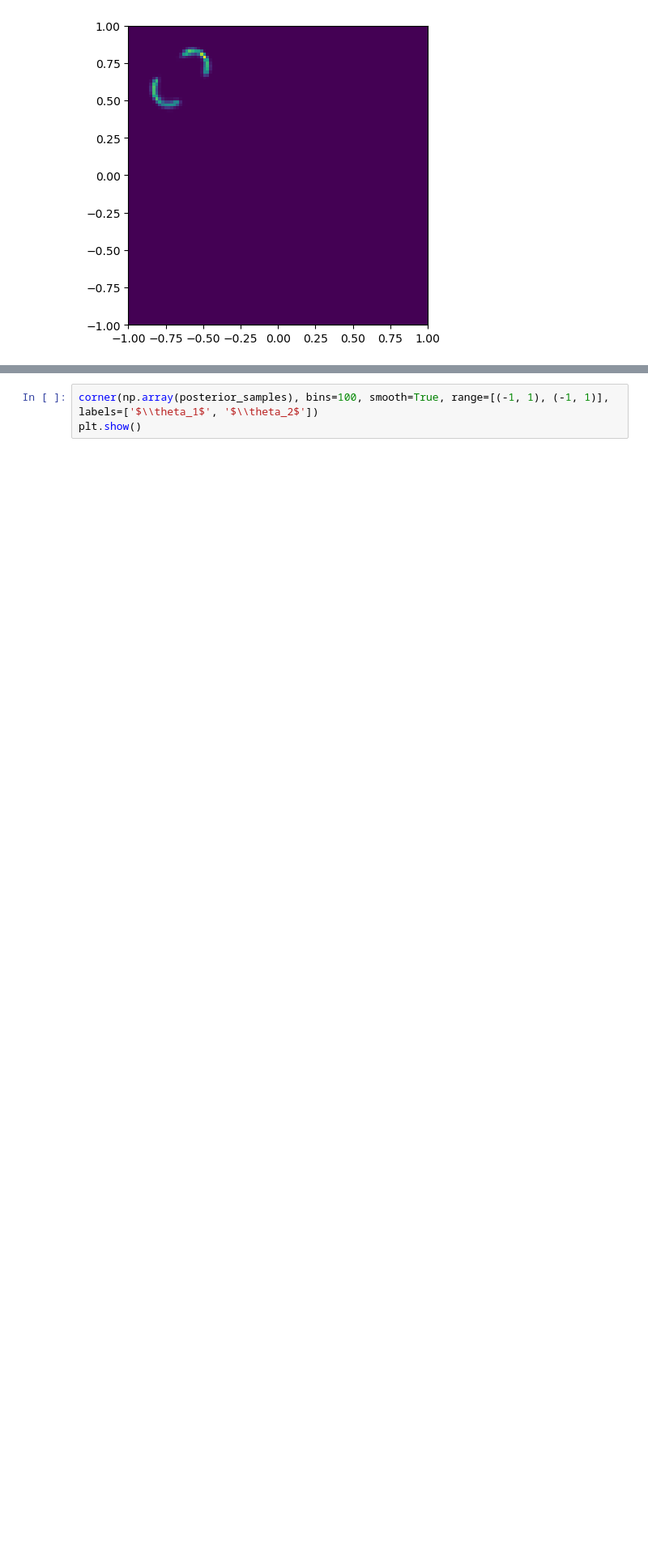
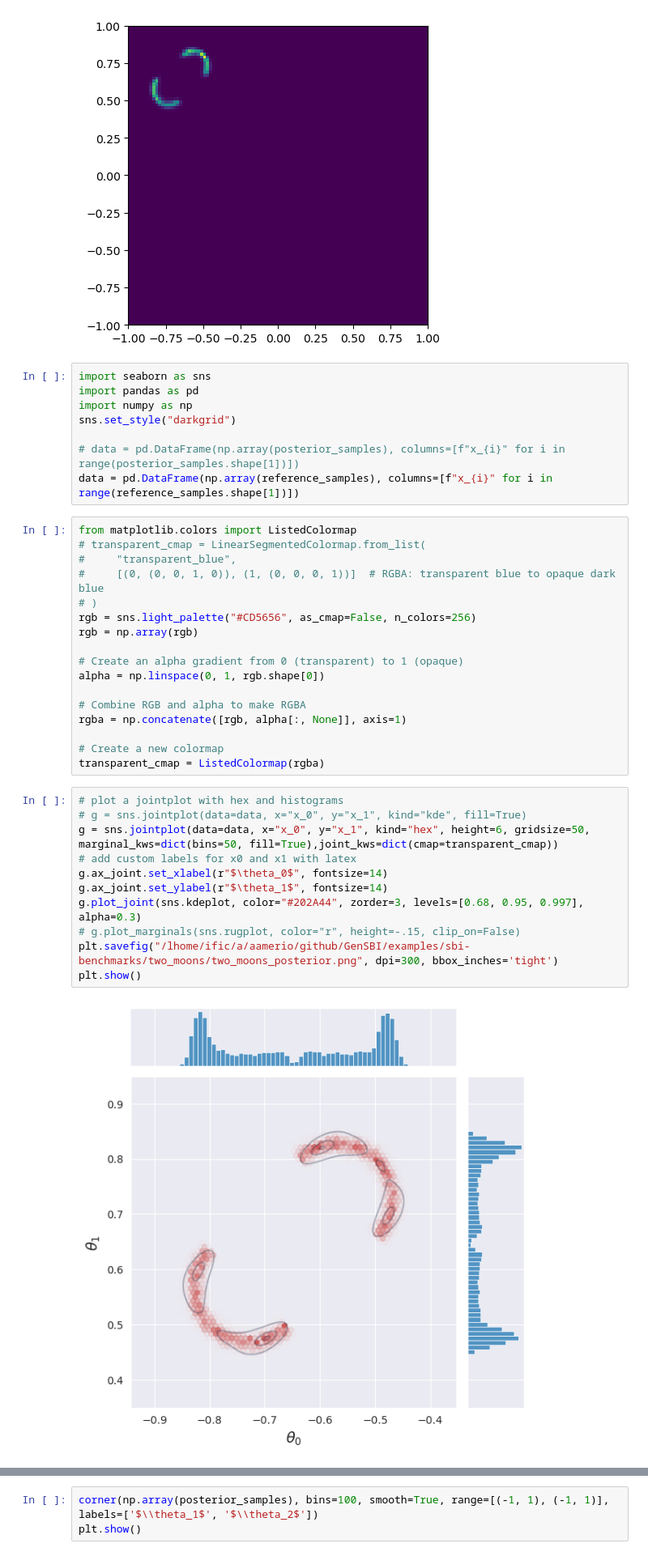
Before and after one commit to aurelio-amerio/gen-sbi, a Jupyter notebook: examples/sbi-benchmarks/two_moons/two_moons_simformer.ipynb, the cells around one changed output, grey strips where cells are left out. Shown at 81% size. Drawn from its saved outputs; the diff is of its cells as text; blank space fills up the shorter version.

```diff
--- a/examples/sbi-benchmarks/two_moons/two_moons_simformer.ipynb
+++ b/examples/sbi-benchmarks/two_moons/two_moons_simformer.ipynb
@@ -448,3 +448,41 @@ plt.gca().set_aspect('equal', adjustable='box')
 plt.show()
 # %% [output]
 [figure]
+# %%
+import seaborn as sns
+import pandas as pd
+import numpy as np
+sns.set_style("darkgrid")
+
+# data = pd.DataFrame(np.array(posterior_samples), columns=[f"x_{i}" for i in range(posterior_samples.shape[1])])
+data = pd.DataFrame(np.array(reference_samples), columns=[f"x_{i}" for i in range(reference_samples.shape[1])])
+# %%
+from matplotlib.colors import ListedColormap
+# transparent_cmap = LinearSegmentedColormap.from_list(
+#     "transparent_blue",
+#     [(0, (0, 0, 1, 0)), (1, (0, 0, 0, 1))]  # RGBA: transparent blue to opaque dark blue
+# )
+rgb = sns.light_palette("#CD5656", as_cmap=False, n_colors=256)
+rgb = np.array(rgb)
+
+# Create an alpha gradient from 0 (transparent) to 1 (opaque)
+alpha = np.linspace(0, 1, rgb.shape[0])
+
+# Combine RGB and alpha to make RGBA
+rgba = np.concatenate([rgb, alpha[:, None]], axis=1)
+
+# Create a new colormap
+transparent_cmap = ListedColormap(rgba)
+# %%
+# plot a jointplot with hex and histograms
+# g = sns.jointplot(data=data, x="x_0", y="x_1", kind="kde", fill=True)
+g = sns.jointplot(data=data, x="x_0", y="x_1", kind="hex", height=6, gridsize=50, marginal_kws=dict(bins=50, fill=True),joint_kws=dict(cmap=transparent_cmap))
+# add custom labels for x0 and x1 with latex
+g.ax_joint.set_xlabel(r"$\theta_0$", fontsize=14)
+g.ax_joint.set_ylabel(r"$\theta_1$", fontsize=14)
+g.plot_joint(sns.kdeplot, color="#202A44", zorder=3, levels=[0.68, 0.95, 0.997], alpha=0.3)
+# g.plot_marginals(sns.rugplot, color="r", height=-.15, clip_on=False)
+plt.savefig("/lhome/ific/a/aamerio/github/GenSBI/examples/sbi-benchmarks/two_moons/two_moons_posterior.png", dpi=300, bbox_inches='tight')
+plt.show()
+# %% [output]
+[figure, added]
```
Also changed, not shown: parts of 5 cells of this notebook, 7 other files.
